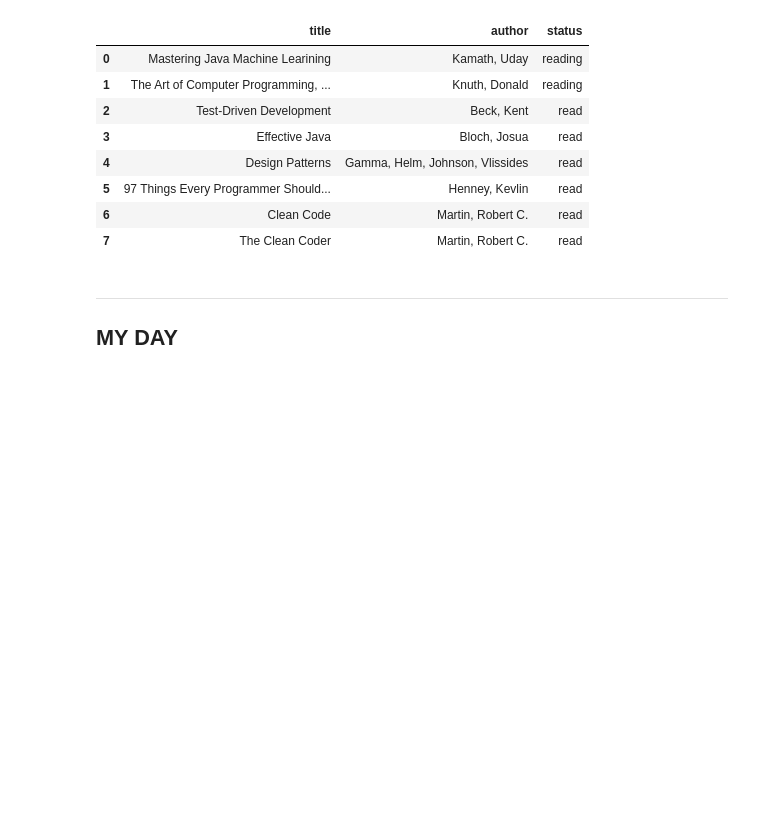
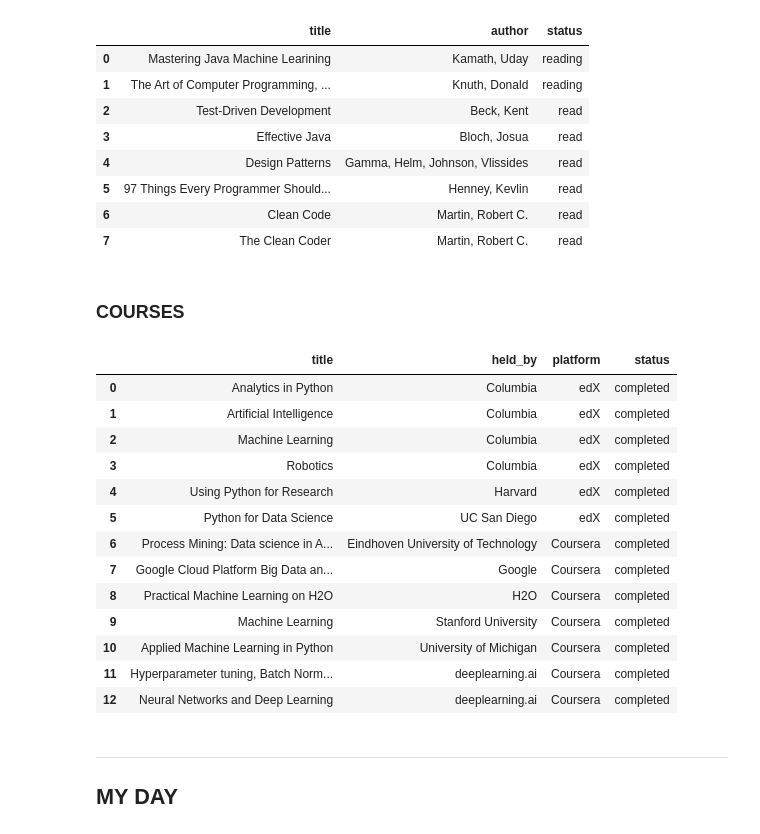
Before and after one commit to lucafon/lucafon.github.io, a Jupyter notebook: CV.ipynb, the cells around one changed output. Saved outputs shown, nothing was run; the diff lists cells and outputs as text; code cells hidden in the pictures; blank space fills up the shorter version.

```diff
--- a/CV.ipynb
+++ b/CV.ipynb
@@ -263,6 +277,25 @@ pd.read_sql_query('SELECT * FROM books order by status desc, author asc', conn)
 | 5 | 97 Things Every Programmer Should... | Henney, Kevlin | read |
 | 6 | Clean Code | Martin, Robert C. | read |
 | 7 | The Clean Coder | Martin, Robert C. | read |
+# %% [markdown]
+### COURSES
+# %%
+pd.read_sql_query('SELECT * FROM courses order by status desc, platform desc, held_by asc, title asc', conn)
+# %% [output]
+|  | title | held_by | platform | status |
+| 0 | Analytics in Python | Columbia | edX | completed |
+| 1 | Artificial Intelligence | Columbia | edX | completed |
+| 2 | Machine Learning | Columbia | edX | completed |
+| 3 | Robotics | Columbia | edX | completed |
+| 4 | Using Python for Research | Harvard | edX | completed |
+| 5 | Python for Data Science | UC San Diego | edX | completed |
+| 6 | Process Mining: Data science in A... | Eindhoven University of Technology | Coursera | completed |
+| 7 | Google Cloud Platform Big Data an... | Google | Coursera | completed |
+| 8 | Practical Machine Learning on H2O | H2O | Coursera | completed |
+| 9 | Machine Learning | Stanford University | Coursera | completed |
+| 10 | Applied Machine Learning in Python | University of Michigan | Coursera | completed |
+| 11 | Hyperparameter tuning, Batch Norm... | deeplearning.ai | Coursera | completed |
+| 12 | Neural Networks and Deep Learning | deeplearning.ai | Coursera | completed |
 # %% [markdown]
 ______________
 ## MY DAY
```
Also changed, not shown: parts of 12 cells of this notebook, 8 other files.
